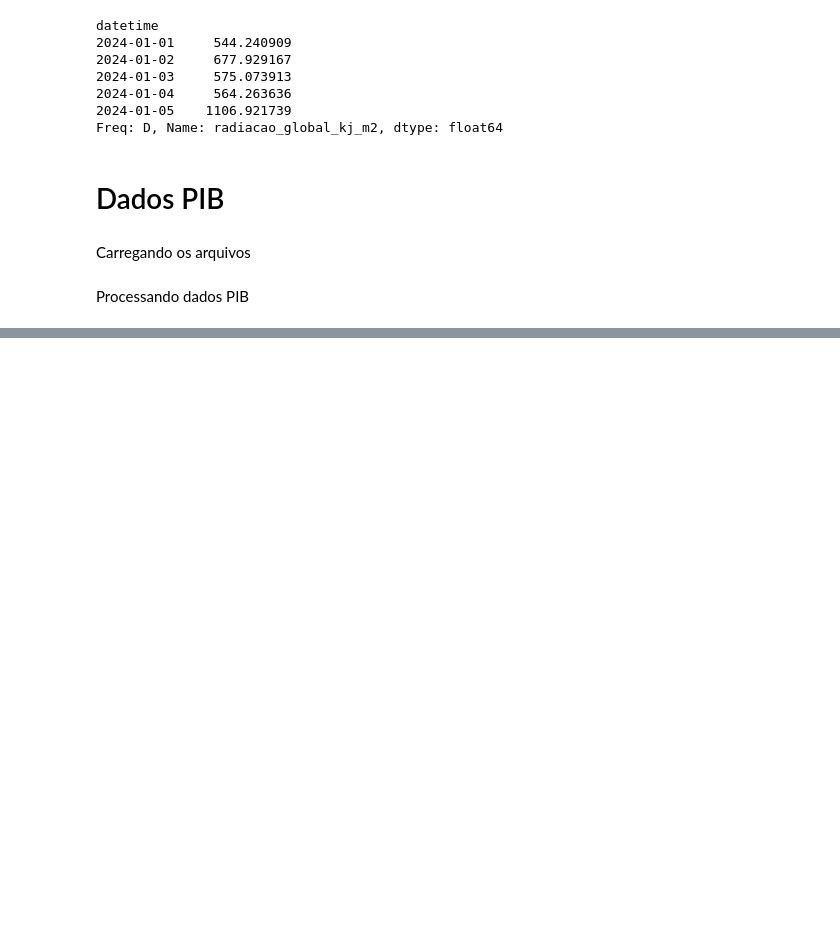
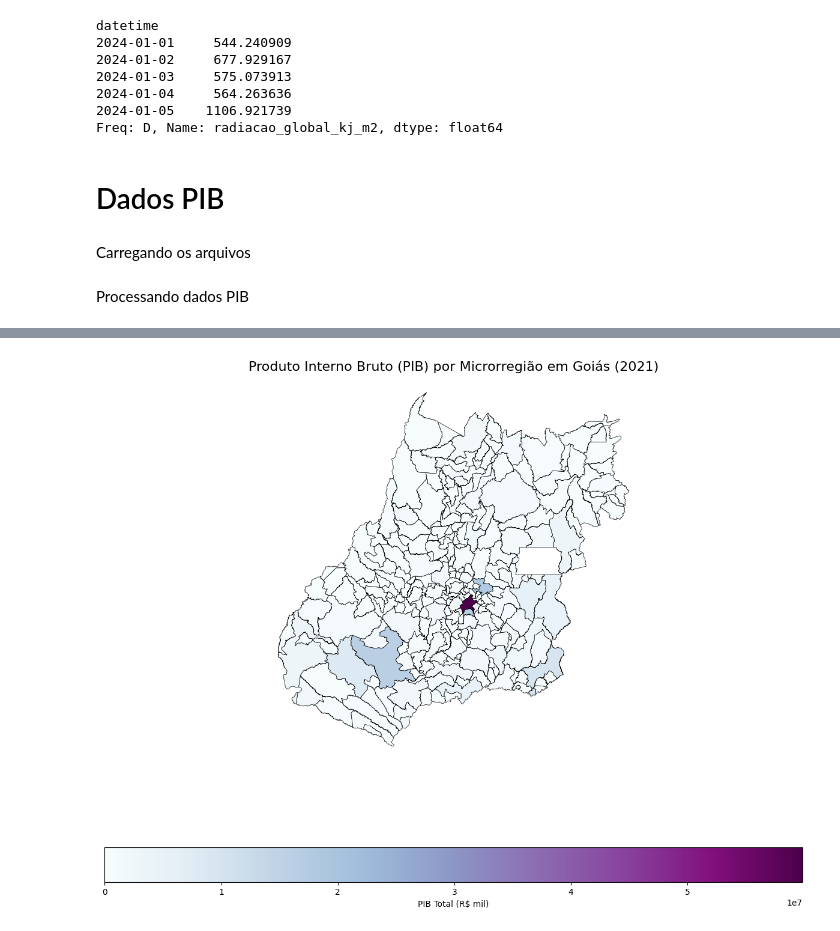
Before and after one commit to Ficheles/ml-politicas-energeticas-ifg-2025, a Jupyter notebook: exploratory_data_analysis.ipynb, the cells around one changed output, grey strips where cells are left out. Cells and saved outputs as stored; diff of their text form; code cells hidden in the pictures; blank space fills up the shorter version.

Commit message:
Adicionando o valor PIB por microrregião.

```diff
--- a/exploratory_data_analysis.ipynb
+++ b/exploratory_data_analysis.ipynb
@@ -279,3 +279,8 @@ caminho_pib_csv = '/content/drive/MyDrive/ESTUDOS/POS-IA-IFG/TRABALHO-FINAL-MODU
 caminho_municipios_shp = '/content/drive/MyDrive/ESTUDOS/POS-IA-IFG/TRABALHO-FINAL-MODULO-II/GO-MICROREGIOES/'
 # %% [markdown]
 Processando dados PIB
+# %%
+print("Processando arquivo de PIB...")
+df_pib_raw = pd.read_csv(caminho_pib_csv, sep=';', encoding='latin-1', decimal=',')
+
+df_pib_raw.head()
@@ -320,61 +332,50 @@ UnicodeDecodeError: 'utf-8' codec can't decode byte 0xe1 in position 18: invalid
 # %%
-    # --- PASSO 2: CARREGAR E PROCESSAR OS DADOS DE PIB ---
+# --- PASSO 3: CARREGAR DADOS GEOESPACIAIS DOS MUNICÍPIOS ---
+print("\nCarregando mapa de municípios...")
+gdf_municipios = gpd.read_file(caminho_municipios_shp)
+print("Mapa de municípios de Goiás carregado!")
 
+# --- PASSO 4: JUNTAR (MERGE) DADOS DE PIB E MAPA ---
+print("\nJuntando dados de PIB com o mapa de municípios...")
+# A junção é feita usando o nome do município ('NM_MUN') como chave
+gdf_municipios_pib = gdf_municipios.merge(df_pib_final, on='NM_MUN', how='left')
 
-    # --- PASSO 3: CARREGAR DADOS GEOESPACIAIS DOS MUNICÍPIOS ---
-    print("\nCarregando mapa de municípios...")
-    gdf_municipios = gpd.read_file(caminho_municipios_shp)
-    print("✅ Mapa de municípios de Goiás carregado!")
+print(gdf_municipios_pib.head())
 
-    # --- PASSO 4: JUNTAR (MERGE) DADOS DE PIB E MAPA ---
-    print("\nJuntando dados de PIB com o mapa de municípios...")
-    # A junção é feita usando o nome do município ('NM_MUN') como chave
-    gdf_municipios_pib = gdf_municipios.merge(df_pib_final, on='NM_MUN', how='left')
+# Verificar se algum município do mapa não encontrou um correspondente no arquivo de PIB
+municipios_sem_pib = gdf_municipios_pib[gdf_municipios_pib['pib_mil_reais'].isnull()]
+if not municipios_sem_pib.empty:
+    print(f"⚠️ Atenção: {len(municipios_sem_pib)} municípios não encontraram dados de PIB correspondentes. Isso pode ocorrer por nomes diferentes entre os arquivos.")
+    print(municipios_sem_pib['NM_MUN'].tolist()) # Descomente esta linha para ver os nomes
 
-    # Verificar se algum município do mapa não encontrou um correspondente no arquivo de PIB
-    municipios_sem_pib = gdf_municipios_pib[gdf_municipios_pib['pib_mil_reais'].isnull()]
-    if not municipios_sem_pib.empty:
-        print(f"⚠️ Atenção: {len(municipios_sem_pib)} municípios não encontraram dados de PIB correspondentes. Isso pode ocorrer por nomes diferentes entre os arquivos.")
-        # print(municipios_sem_pib['NM_MUN'].tolist()) # Descomente esta linha para ver os nomes
+print("Junção de dados concluída!")
 
-    print("✅ Junção de dados concluída!")
+# --- PASSO 5: AGREGAR O PIB POR MICRORREGIÃO ---
+print("\nAgregando PIB por microrregião...")
+# Agrupa os municípios pela coluna de nome da microrregião e soma o PIB
+# O nome da coluna da microrregião pode variar (ex: 'NM_MICRO', 'NM_MIC'), verifique no seu shapefile
+# Vamos usar 'NM_MICRO' como exemplo
+pib_por_microrregiao = gdf_municipios_pib.groupby('CD_MUN')['pib_mil_reais'].sum().reset_index()
 
-    # --- PASSO 5: AGREGAR O PIB POR MICRORREGIÃO ---
-    print("\nAgregando PIB por microrregião...")
-    # Agrupa os municípios pela coluna de nome da microrregião e soma o PIB
-    # O nome da coluna da microrregião pode variar (ex: 'NM_MICRO', 'NM_MIC'), verifique no seu shapefile
-    # Vamos usar 'NM_MICRO' como exemplo
-    pib_por_microrregiao = gdf_municipios_pib.groupby('NM_MICRO')['pib_mil_reais'].sum().reset_index()
+# Carregar o shapefile das MICRORREGIÕES para juntar os dados agregados
+gdf_microrregioes = gpd.read_file(caminho_shapefile_goias)
+print(gdf_microrregioes.head())
 
-    # Carregar o shapefile das MICRORREGIÕES para juntar os dados agregados
-    # Assumindo que você já tem o gdf_microrregioes_goias carregado de um passo anterior
-    # Se não, carregue-o aqui
-    caminho_microrregioes_shp = '/content/drive/MyDrive/Projeto_ONS_Goias/dados/GO_Microrregioes_2020/' # Exemplo
-    gdf_microrregioes = gpd.read_file(caminho_microrregioes_shp)
+# Juntar os dados de PIB agregado ao mapa de microrregiões
+gdf_microrregioes_pib = gdf_microrregioes.merge(pib_por_microrregiao, on='CD_MUN', how='left')
+print("Agregação do PIB por microrregião concluída!")
 
-    # Juntar os dados de PIB agregado ao mapa de microrregiões
-    gdf_microrregioes_pib = gdf_microrregioes.merge(pib_por_microrregiao, on='NM_MICRO', how='left')
-    print("✅ Agregação do PIB por microrregião concluída!")
-
-    # --- PASSO 6: VISUALIZAR O RESULTADO FINAL ---
-    print("\nGerando mapa de PIB por microrregião...")
-    fig, ax = plt.subplots(1, 1, figsize=(15, 12))
-    gdf_microrregioes_pib.plot(column='pib_mil_reais',
-                               ax=ax,
-                               legend=True,
-                               cmap='BuPu', # Esquema de cores (Azul-Roxo)
-                               edgecolor='black',
-                               linewidth=0.5,
-                               legend_kwds={'label': "PIB Total (R$ mil)",
-                                            'orientation': "horizontal"})
-    ax.set_title(f'Produto Interno Bruto (PIB) por Microrregião em Goiás ({ano_recente})', fontsize=16)
-    ax.set_axis_off() # Remove os eixos de latitude/longitude para um visual mais limpo
-    plt.show()
-
-except FileNotFoundError:
-    print(f"❌ ERRO: Um dos arquivos não foi encontrado. Verifique os caminhos:")
-    print(f"PIB: {caminho_pib_csv}")
-    print(f"Municípios: {caminho_municipios_shp}")
-except Exception as e:
-    print(f"❌ Ocorreu um erro inesperado: {e}")
+# --- PASSO 6: VISUALIZAR O RESULTADO FINAL ---
+print("\nGerando mapa de PIB por microrregião...")
+fig, ax = plt.subplots(1, 1, figsize=(15, 12))
+gdf_microrregioes_pib.plot(column='pib_mil_reais',
+                            ax=ax,
+                            legend=True,
+                            cmap='BuPu', # Esquema de cores (Azul-Roxo)
+                            edgecolor='black',
+                            linewidth=0.5,
+                            legend_kwds={'label': "PIB Total (R$ mil)", 'orientation': "horizontal"})
+ax.set_title(f'Produto Interno Bruto (PIB) por Microrregião em Goiás ({ano_recente})', fontsize=16)
+ax.set_axis_off() # Remove os eixos de latitude/longitude para um visual mais limpo
+plt.show()
 # %% [output]
@@ -381,0 +399 @@ NameError: name 'media_anual' is not defined
+[figure, added]
```
Also changed, not shown: parts of 4 cells of this notebook.
